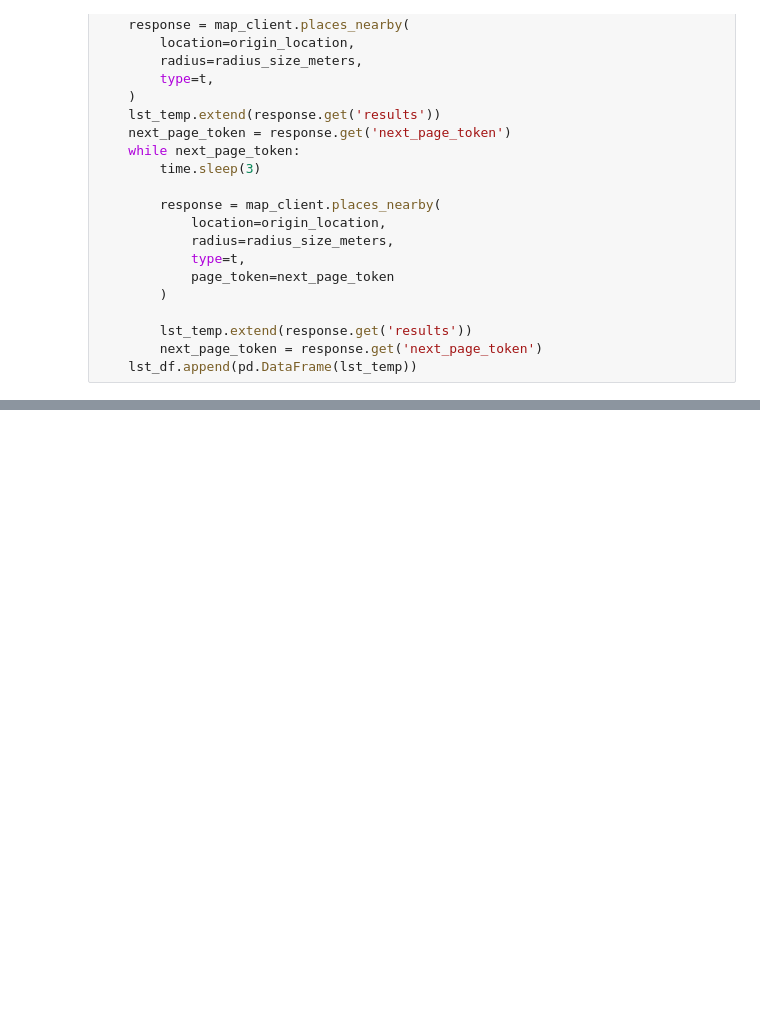
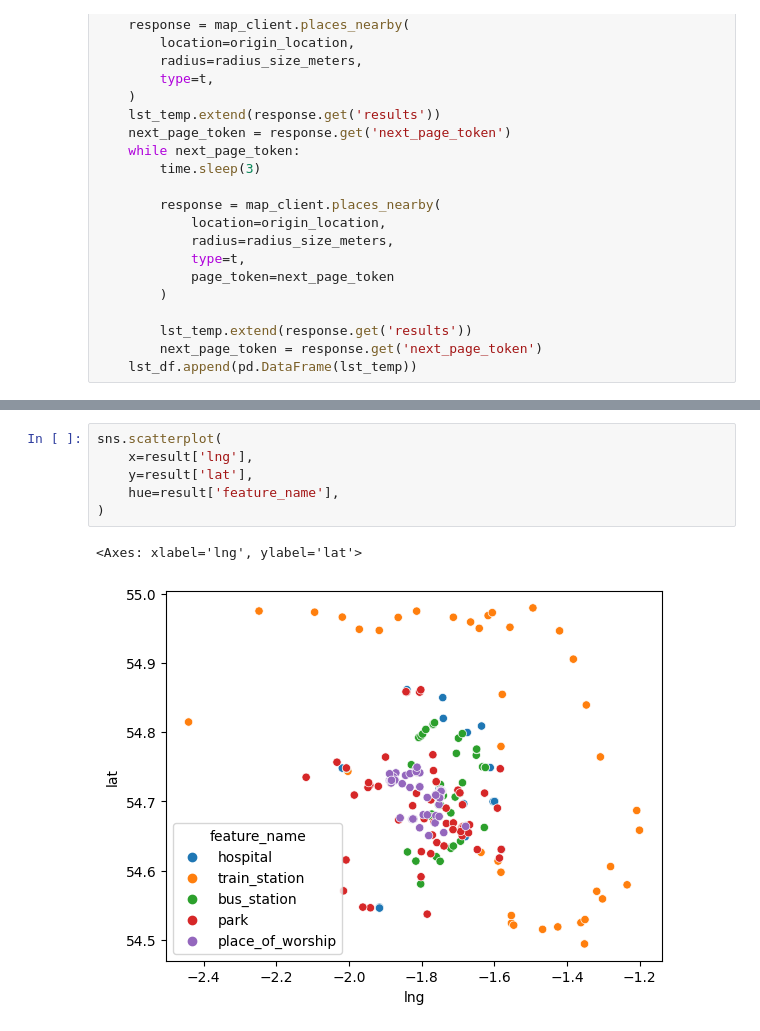
Before and after one commit to willbanny/Location-Analysis, a Jupyter notebook: google_api/jup_notebooks/Untitled.ipynb, the cells around one changed output, grey strips where cells are left out. Saved outputs shown, nothing was run; the diff lists cells and outputs as text; blank space fills up the shorter version.

```diff
--- a/google_api/jup_notebooks/Untitled.ipynb
+++ b/google_api/jup_notebooks/Untitled.ipynb
@@ -98,0 +147,9 @@ result
+# %%
+sns.scatterplot(
+    x=result['lng'],
+    y=result['lat'],
+    hue=result['feature_name'],
+)
+# %% [output]
+<Axes: xlabel='lng', ylabel='lat'>
+[figure, added]
```
Also changed, not shown: parts of 10 cells of this notebook, 3 other files.
